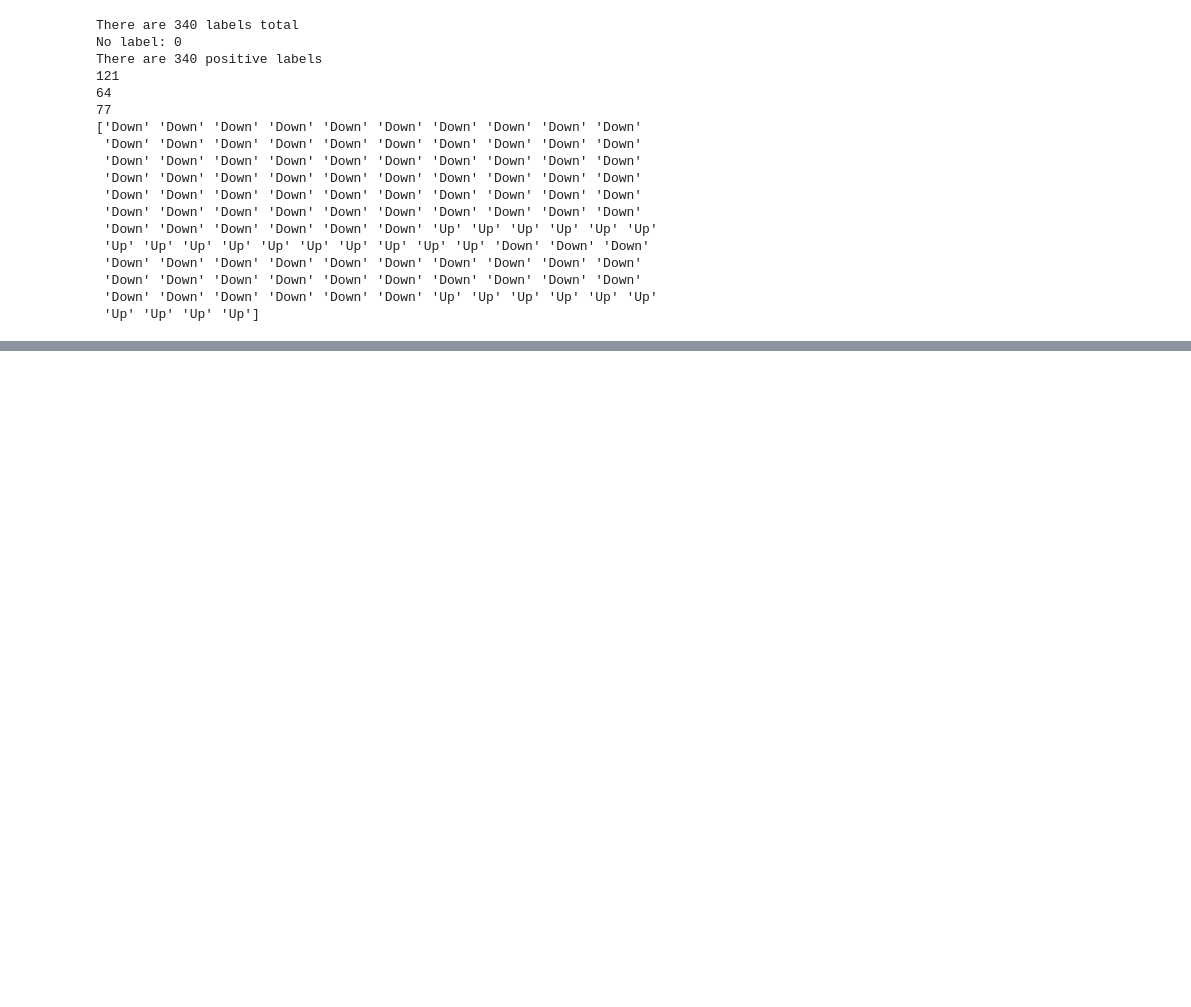
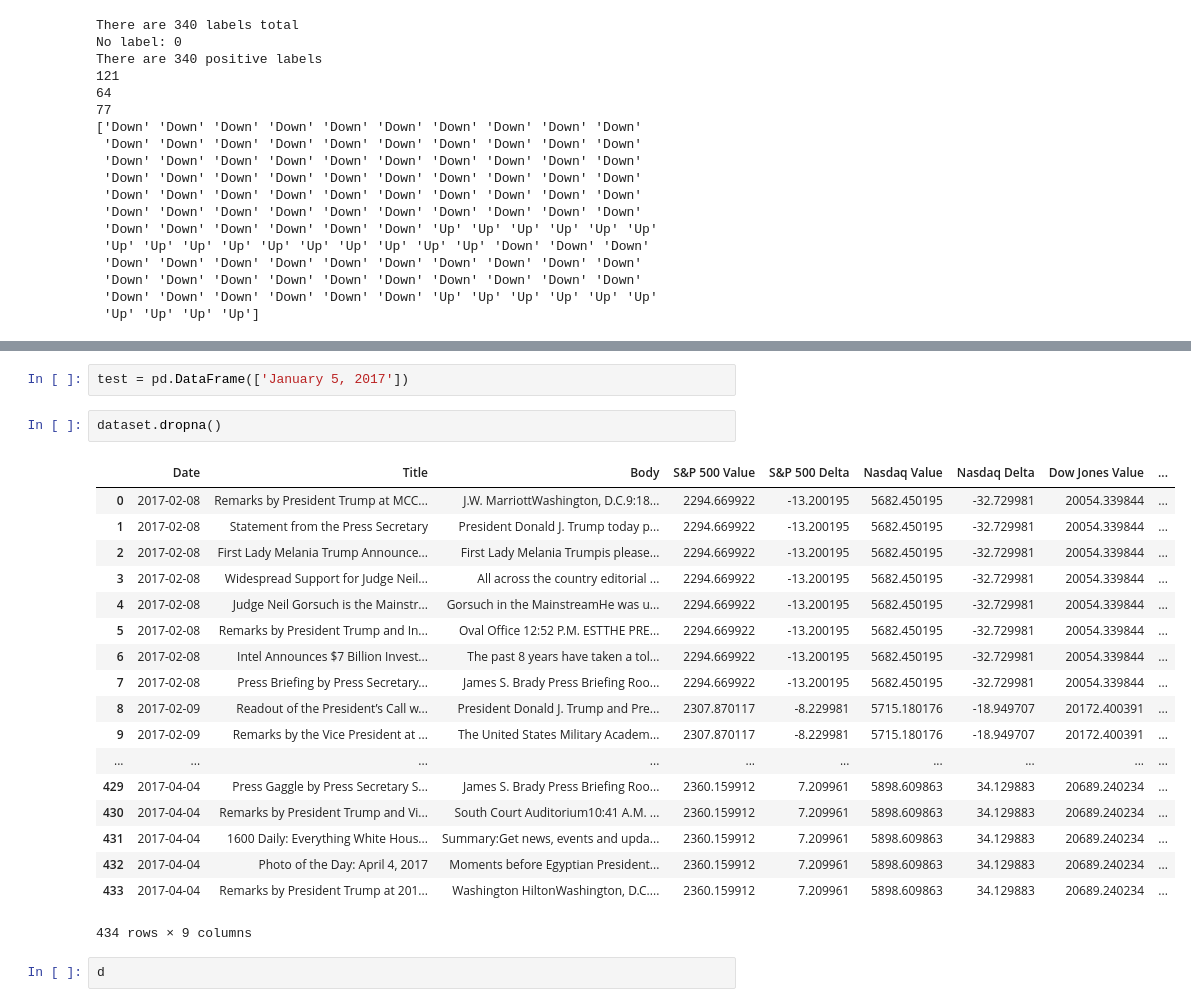
Before and after one commit to rykard95/wh_stocks, a Jupyter notebook: Richard's Workspace.ipynb, the cells around one changed output, grey strips where cells are left out. Cells and saved outputs as stored; diff of their text form; blank space fills up the shorter version.

```diff
--- a/Richard's Workspace.ipynb
+++ b/Richard's Workspace.ipynb
@@ -244,0 +281,25 @@ dataset
+# %%
+test = pd.DataFrame(['January 5, 2017'])
+# %%
+dataset.dropna()
+# %% [output]
+|  | Date | Title | Body | S&P 500 Value | S&P 500 Delta | Nasdaq Value | Nasdaq Delta | Dow Jones Value | ... |
+| 0 | 2017-02-08 | Remarks by President Trump at MCC... | J.W. MarriottWashington, D.C.9:18... | 2294.669922 | -13.200195 | 5682.450195 | -32.729981 | 20054.339844 | ... |
+| 1 | 2017-02-08 | Statement from the Press Secretary | President Donald J. Trump today p... | 2294.669922 | -13.200195 | 5682.450195 | -32.729981 | 20054.339844 | ... |
+| 2 | 2017-02-08 | First Lady Melania Trump Announce... | First Lady Melania Trumpis please... | 2294.669922 | -13.200195 | 5682.450195 | -32.729981 | 20054.339844 | ... |
+| 3 | 2017-02-08 | Widespread Support for Judge Neil... | All across the country editorial ... | 2294.669922 | -13.200195 | 5682.450195 | -32.729981 | 20054.339844 | ... |
+| 4 | 2017-02-08 | Judge Neil Gorsuch is the Mainstr... | Gorsuch in the MainstreamHe was u... | 2294.669922 | -13.200195 | 5682.450195 | -32.729981 | 20054.339844 | ... |
+| 5 | 2017-02-08 | Remarks by President Trump and In... | Oval Office 12:52 P.M. ESTTHE PRE... | 2294.669922 | -13.200195 | 5682.450195 | -32.729981 | 20054.339844 | ... |
+| 6 | 2017-02-08 | Intel Announces $7 Billion Invest... | The past 8 years have taken a tol... | 2294.669922 | -13.200195 | 5682.450195 | -32.729981 | 20054.339844 | ... |
+| 7 | 2017-02-08 | Press Briefing by Press Secretary... | James S. Brady Press Briefing Roo... | 2294.669922 | -13.200195 | 5682.450195 | -32.729981 | 20054.339844 | ... |
+| 8 | 2017-02-09 | Readout of the President’s Call w... | President Donald J. Trump and Pre... | 2307.870117 | -8.229981 | 5715.180176 | -18.949707 | 20172.400391 | ... |
+| 9 | 2017-02-09 | Remarks by the Vice President at ... | The United States Military Academ... | 2307.870117 | -8.229981 | 5715.180176 | -18.949707 | 20172.400391 | ... |
+| ... | ... | ... | ... | ... | ... | ... | ... | ... | ... |
+| 429 | 2017-04-04 | Press Gaggle by Press Secretary S... | James S. Brady Press Briefing Roo... | 2360.159912 | 7.209961 | 5898.609863 | 34.129883 | 20689.240234 | ... |
+| 430 | 2017-04-04 | Remarks by President Trump and Vi... | South Court Auditorium10:41 A.M. ... | 2360.159912 | 7.209961 | 5898.609863 | 34.129883 | 20689.240234 | ... |
+| 431 | 2017-04-04 | 1600 Daily: Everything White Hous... | Summary:Get news, events and upda... | 2360.159912 | 7.209961 | 5898.609863 | 34.129883 | 20689.240234 | ... |
+| 432 | 2017-04-04 | Photo of the Day: April 4, 2017 | Moments before Egyptian President... | 2360.159912 | 7.209961 | 5898.609863 | 34.129883 | 20689.240234 | ... |
+| 433 | 2017-04-04 | Remarks by President Trump at 201... | Washington HiltonWashington, D.C.... | 2360.159912 | 7.209961 | 5898.609863 | 34.129883 | 20689.240234 | ... |
+434 rows × 9 columns
+# %%
+d
```
Also changed, not shown: parts of 3 cells of this notebook, 4 other files.
